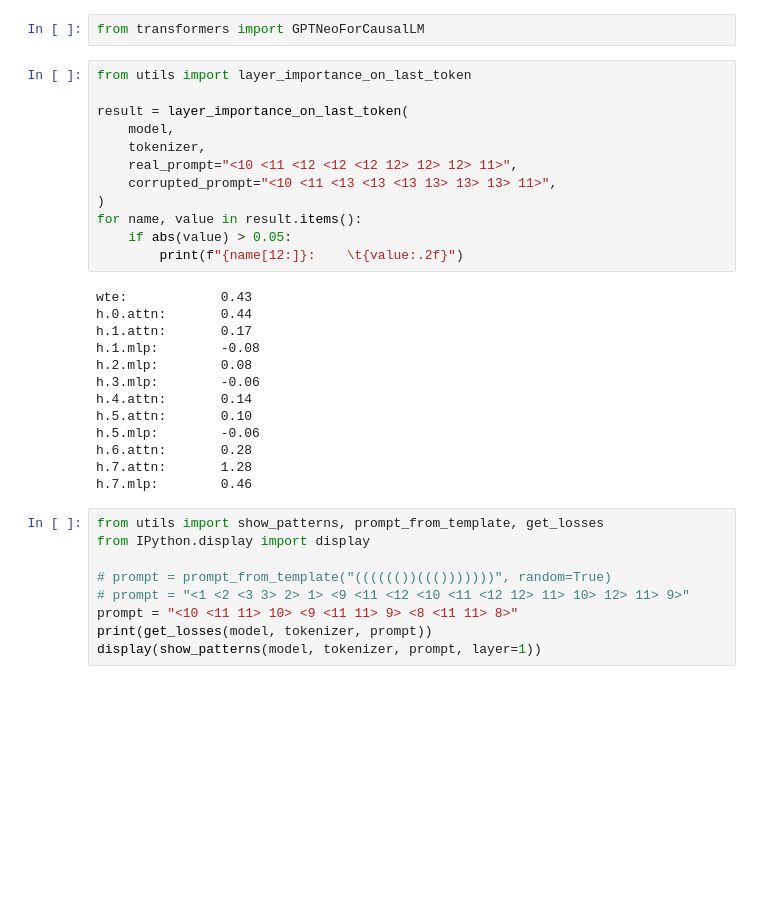
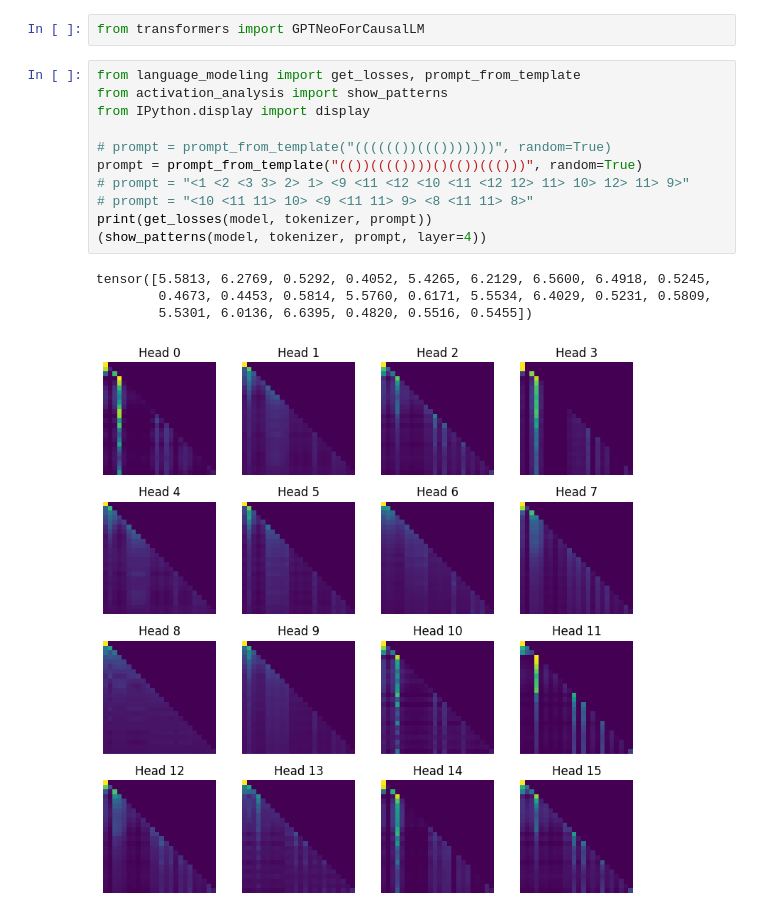
Before and after one commit to msh2481/LanguageTransfer, a Jupyter notebook: attention_patterns.ipynb, the cells around one changed output. Cells and saved outputs as stored; diff of their text form; blank space fills up the shorter version.

```diff
--- a/attention_patterns.ipynb
+++ b/attention_patterns.ipynb
@@ -21,37 +21,19 @@ model = AutoModelForCausalLM.from_pretrained(model_name)
 tokenizer = AutoTokenizer.from_pretrained(model_name)
 # %%
 from transformers import GPTNeoForCausalLM
-# %%
-from utils import layer_importance_on_last_token
-
-result = layer_importance_on_last_token(
-    model,
-    tokenizer,
-    real_prompt="<10 <11 <12 <12 <12 12> 12> 12> 11>",
-    corrupted_prompt="<10 <11 <13 <13 <13 13> 13> 13> 11>",
-)
-for name, value in result.items():
-    if abs(value) > 0.05:
-        print(f"{name[12:]}:    \t{value:.2f}")
-# %% [output]
-wte:            0.43
-h.0.attn:       0.44
-h.1.attn:       0.17
-h.1.mlp:        -0.08
-h.2.mlp:        0.08
-h.3.mlp:        -0.06
-h.4.attn:       0.14
-h.5.attn:       0.10
-h.5.mlp:        -0.06
-h.6.attn:       0.28
-h.7.attn:       1.28
-h.7.mlp:        0.46
 # %%
-from utils import show_patterns, prompt_from_template, get_losses
+from language_modeling import get_losses, prompt_from_template
+from activation_analysis import show_patterns
 from IPython.display import display
 
 # prompt = prompt_from_template("(((((())((()))))))", random=True)
+prompt = prompt_from_template("(())(((())))()(())((()))", random=True)
 # prompt = "<1 <2 <3 3> 2> 1> <9 <11 <12 <10 <11 <12 12> 11> 10> 12> 11> 9>"
-prompt = "<10 <11 11> 10> <9 <11 11> 9> <8 <11 11> 8>"
+# prompt = "<10 <11 11> 10> <9 <11 11> 9> <8 <11 11> 8>"
 print(get_losses(model, tokenizer, prompt))
-display(show_patterns(model, tokenizer, prompt, layer=1))
+(show_patterns(model, tokenizer, prompt, layer=4))
+# %% [output]
+tensor([5.5813, 6.2769, 0.5292, 0.4052, 5.4265, 6.2129, 6.5600, 6.4918, 0.5245,
+        0.4673, 0.4453, 0.5814, 5.5760, 0.6171, 5.5534, 6.4029, 0.5231, 0.5809,
+        5.5301, 6.0136, 6.6395, 0.4820, 0.5516, 0.5455])
+[figure, added]
```
Also changed, not shown: 7 other files.
